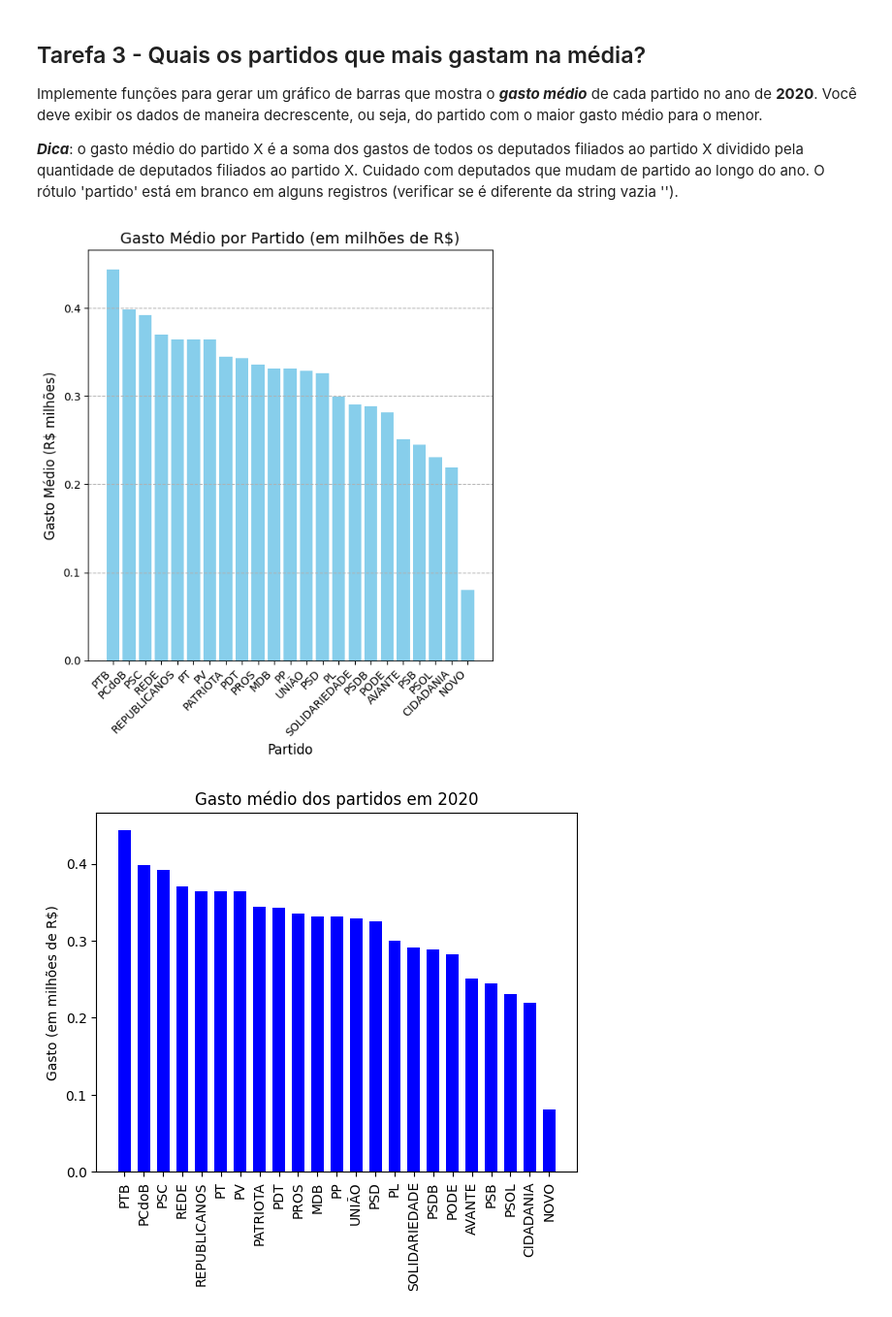
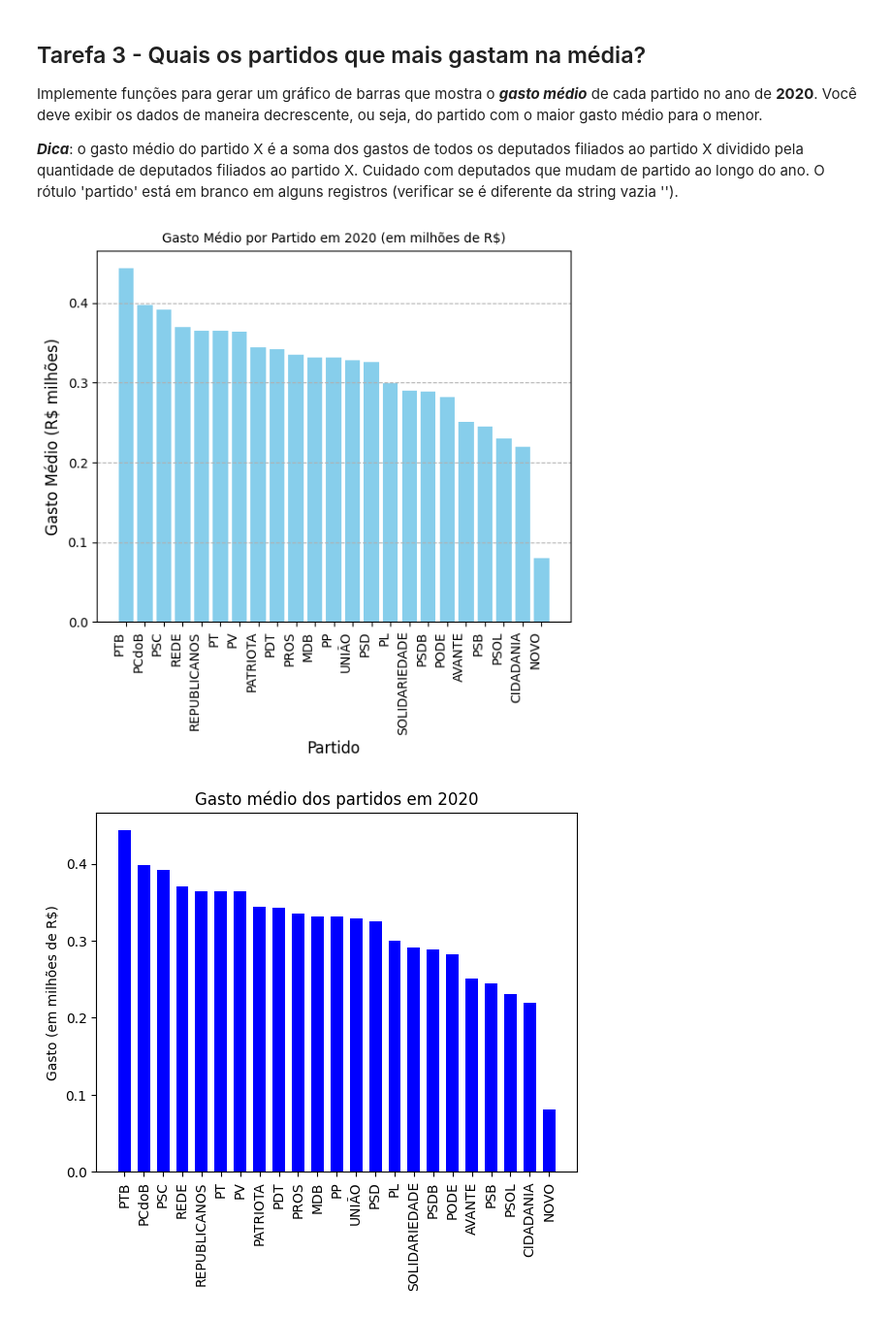
Before and after one commit to victorsouzalim4/Analise_de_Dados_Parlamentares, a Jupyter notebook: aula_pratica_10.ipynb, the cells around one changed output. Shown: that part at 97% size. Drawn from its saved outputs; the diff is of its cells as text; code cells hidden in the pictures.

```diff
--- a/aula_pratica_10.ipynb
+++ b/aula_pratica_10.ipynb
@@ -280,11 +280,11 @@ def plot_average_by_party(mean_dict, top_n=None):
     partidos = [item[0] for item in sorted_parties]
     valores_milhoes = [item[1] / 1_000_000 for item in sorted_parties]
 
-    # Plot
+
     plt.figure(figsize=(6, 6))
     bars = plt.bar(partidos, valores_milhoes, color='skyblue')
 
-    plt.title("Gasto Médio por Partido (em milhões de R$)", fontsize=14)
+    plt.title("Gasto Médio por Partido em 2020", fontsize=10)
     plt.xlabel("Partido", fontsize=12)
     plt.ylabel("Gasto Médio (R$ milhões)", fontsize=12)
     plt.xticks(rotation=90, ha='right')
@@ -302,37 +302,35 @@ def get_mean(parties):
        return mean_list
 
 
 path = "dados_parlamentares/Ano-2020.csv"
 data = read_csv_as_dicts(path)
 
 parliamentarians_already_computed = set()
 parties = {}
 
 for row in data:
     name = row['txNomeParlamentar']
     party = row['sgPartido']
     value = row['vlrLiquido']
 
     if party and value and name:
         if party in parties:
               total, count = parties[party]
               if name in parliamentarians_already_computed:
                      parties[party] = (total + float(value), count)
               else:
                     parties[party] = (total + float(value), count + 1)
                     parliamentarians_already_computed.add(name)
 
         else:
                parties[party] = (float(value), 1)
                parliamentarians_already_computed.add(name)
 
 mean_list = get_mean(parties=parties)
 
-top_20 = dict(sorted(mean_list.items(), key=lambda item: item[1], reverse=True)[:23])
-
-plot_average_by_party(mean_dict = top_20)
+plot_average_by_party(mean_dict = mean_list, top_n = 23)
 # %% [output]
-[figure, old version]
+[figure, new version]
 # %%
 ## Não execute esta célula para não perder o gabarito
 # %% [output]
```
Also changed, not shown: parts of 4 cells of this notebook.
